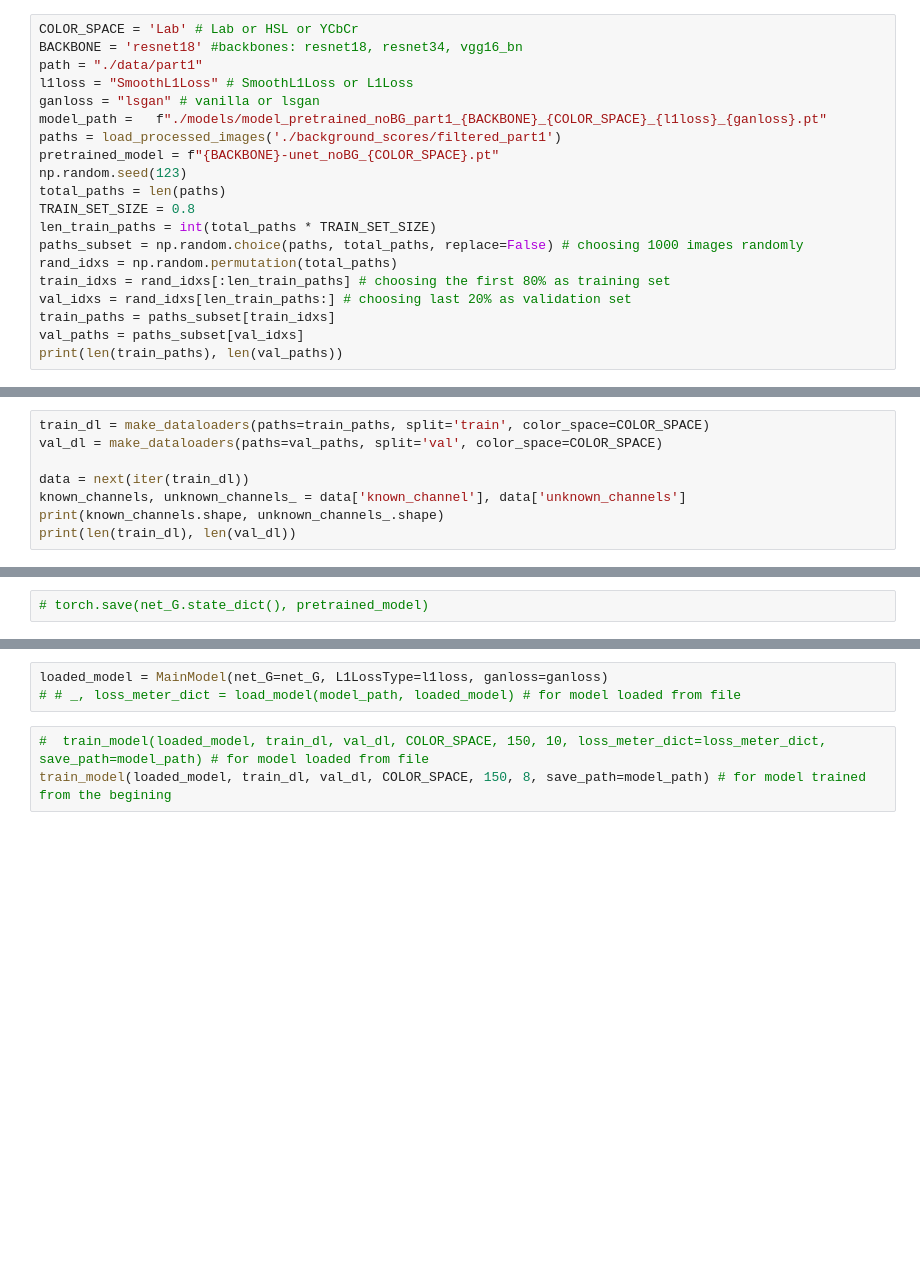
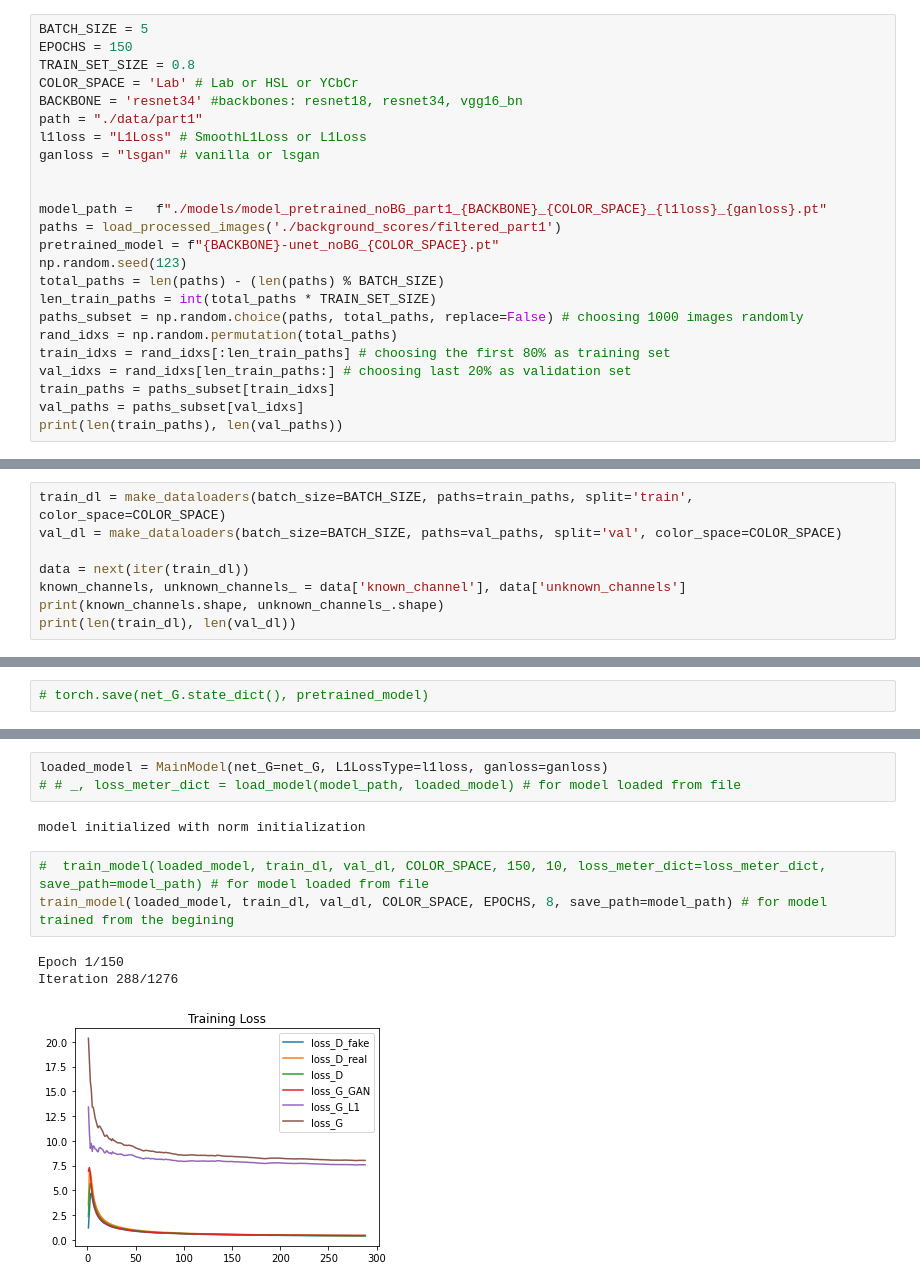
Before and after one commit to Gedoba/DeepLearningDTU, a Jupyter notebook: main.ipynb, the cells around one changed output, grey strips where cells are left out. Drawn from its saved outputs; the diff is of its cells as text; blank space fills up the shorter version.

Commit message:
added hyperparameters in one place and rounding dataset size

```diff
--- a/main.ipynb
+++ b/main.ipynb
@@ -23,17 +23,21 @@ from model import MainModel
 from train import train_model, load_model, build_backbone_unet, pretrain_generator
 from background_detection import load_processed_images
 # %%
+BATCH_SIZE = 5
+EPOCHS = 150
+TRAIN_SET_SIZE = 0.8
 COLOR_SPACE = 'Lab' # Lab or HSL or YCbCr
-BACKBONE = 'resnet18' #backbones: resnet18, resnet34, vgg16_bn
+BACKBONE = 'resnet34' #backbones: resnet18, resnet34, vgg16_bn
 path = "./data/part1"
-l1loss = "SmoothL1Loss" # SmoothL1Loss or L1Loss
+l1loss = "L1Loss" # SmoothL1Loss or L1Loss
 ganloss = "lsgan" # vanilla or lsgan
+
+
 model_path =   f"./models/model_pretrained_noBG_part1_{BACKBONE}_{COLOR_SPACE}_{l1loss}_{ganloss}.pt"
 paths = load_processed_images('./background_scores/filtered_part1')
 pretrained_model = f"{BACKBONE}-unet_noBG_{COLOR_SPACE}.pt"
 np.random.seed(123)
-total_paths = len(paths)
-TRAIN_SET_SIZE = 0.8
+total_paths = len(paths) - (len(paths) % BATCH_SIZE)
 len_train_paths = int(total_paths * TRAIN_SET_SIZE)
 paths_subset = np.random.choice(paths, total_paths, replace=False) # choosing 1000 images randomly
 rand_idxs = np.random.permutation(total_paths)
@@ -50,6 +58,6 @@ for ax, img_path in zip(axes.flatten(), train_paths):
 # %%
-train_dl = make_dataloaders(paths=train_paths, split='train', color_space=COLOR_SPACE)
-val_dl = make_dataloaders(paths=val_paths, split='val', color_space=COLOR_SPACE)
+train_dl = make_dataloaders(batch_size=BATCH_SIZE, paths=train_paths, split='train', color_space=COLOR_SPACE)
+val_dl = make_dataloaders(batch_size=BATCH_SIZE, paths=val_paths, split='val', color_space=COLOR_SPACE)
 
 data = next(iter(train_dl))
 known_channels, unknown_channels_ = data['known_channel'], data['unknown_channels']
@@ -68,6 +81,12 @@ net_G.load_state_dict(torch.load(pretrained_model, map_location=device))
 # %%
 loaded_model = MainModel(net_G=net_G, L1LossType=l1loss, ganloss=ganloss)
 # # _, loss_meter_dict = load_model(model_path, loaded_model) # for model loaded from file
+# %% [output]
+model initialized with norm initialization
 # %%
 #  train_model(loaded_model, train_dl, val_dl, COLOR_SPACE, 150, 10, loss_meter_dict=loss_meter_dict, save_path=model_path) # for model loaded from file
-train_model(loaded_model, train_dl, val_dl, COLOR_SPACE, 150, 8, save_path=model_path) # for model trained from the begining
+train_model(loaded_model, train_dl, val_dl, COLOR_SPACE, EPOCHS, 8, save_path=model_path) # for model trained from the begining
+# %% [output]
+Epoch 1/150
+Iteration 288/1276
+[figure, added]
```
Also changed, not shown: parts of 7 cells of this notebook.
